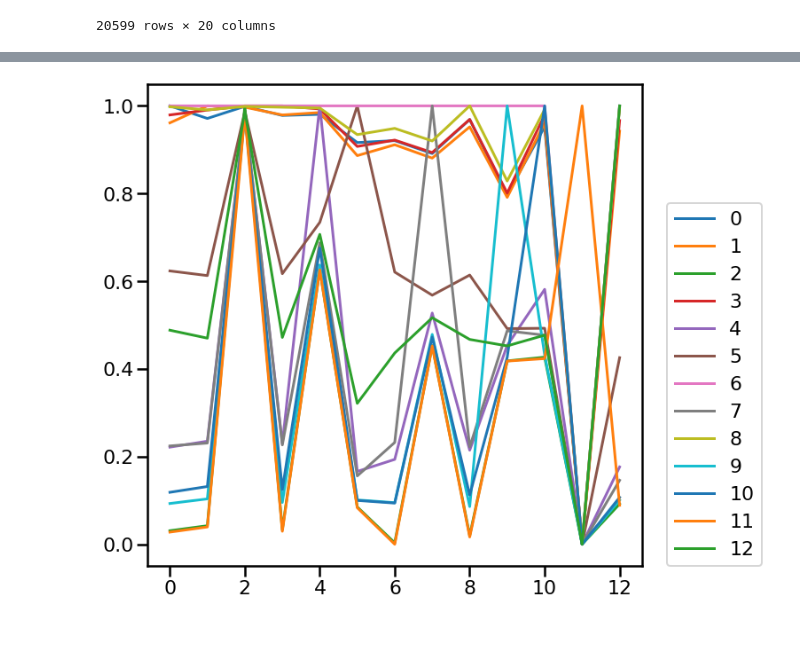
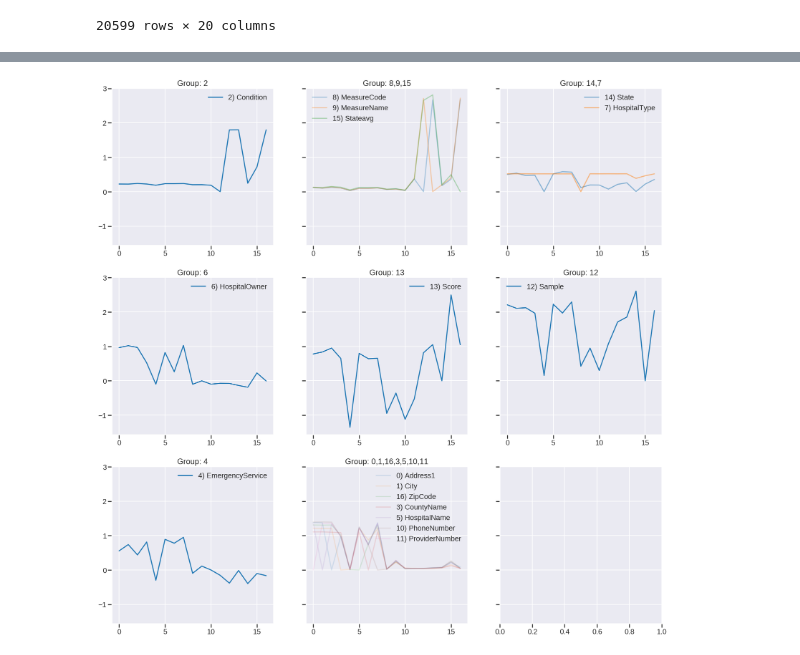
Before and after one commit to oliveiraph17/holoclean-incremental, a Jupyter notebook: experimental_results/quality_charts.ipynb, the cells around one changed output, grey strips where cells are left out. Saved outputs shown, nothing was run; the diff lists cells and outputs as text; code cells hidden in the pictures.

```diff
--- a/experimental_results/quality_charts.ipynb
+++ b/experimental_results/quality_charts.ipynb
@@ -228,8 +230,9 @@ df
 ########################################
 
 def correct_weight_file(dataset_name, attribute):
-    weight_log_path = 'logs-fev08/' + dataset_name + '/train_all_infer_all/monitoring_' + attribute + '_weight_log'
-    quality_log_path = 'logs-fev08/' + dataset_name + '/train_all_infer_all/monitoring_' + attribute + '_quality_log'
+#     weight_log_path = 'logs-fev08/' + dataset_name + '/train_all_infer_all/monitoring_' + attribute + '_weight_log'
+    weight_log_path = dataset_name + '/monitoring_' + attribute + '_weight_log'
+    quality_log_path = dataset_name + '/monitoring_' + attribute + '_quality_log'
 
     weight_df = pd.read_csv(weight_log_path + '.csv', sep=';')
     quality_df = pd.read_csv(quality_log_path + '.csv', sep=';')
@@ -258,7 +261,7 @@ import glob
 import math
 
 def get_weight_file(dataset_name, infer_mode, features, attribute):
-    weight_log_path = 'logs-fev08/' + dataset_name + '/train_all_infer_all/monitoring_' + attribute + '_weight_log_corrected'
+    weight_log_path = dataset_name + '/monitoring_' + attribute + '_weight_log_corrected'
 
     if not os.path.isfile(weight_log_path):
         correct_weight_file(dataset_name, attribute)
@@ -317,5 +320,5 @@ def plot_weights(dataset_name, infer_mode, features, attribute=None, show_errors
         fig.tight_layout()
 
 # Plot
-plot_weights('nypd6', 'all', 'incremental')
+plot_weights('soccer', 'all', 'incremental')
 # %% [output]
@@ -338,8 +341,11 @@ sns.set_context('poster')
 sns.set_color_codes()
 plot_kwds = {'alpha' : 1, 's': 80, 'linewidths':0}
 
-data_corr = np.loadtxt('/home/dskaster/home/codigos/uwaterloo/holoclean-incremental/experimental_results/food5k_shuffled_corr.csv', delimiter=';')
-data_dist = np.loadtxt('/home/dskaster/home/codigos/uwaterloo/holoclean-incremental/experimental_results/food5k_shuffled_dist.csv', delimiter=';')
+dataset_name = 'hospital_shuffled'
+base_path = '/home/dskaster/home/codigos/uwaterloo/holoclean-incremental/experimental_results/'
+
+data_corr = np.loadtxt(base_path + dataset_name + '_corr.csv', delimiter=';')
+data_dist = np.loadtxt(base_path + dataset_name + '_dist.csv', delimiter=';')
 
 pca = PCA(n_components=3)
 pca_corr = pca.fit_transform(data_corr[:,1:])
@@ -364,23 +370,36 @@ for corr_vec in data_corr[:, 1:]:
 sim_corr = np.array(sim_corr_list)
 sim_corr = sim_corr / sim_corr.max()
 
-thresh = 0.85
-groups_ds = data_dist[:, 1:]  # sim_corr
+# Grouping based on correlation or weights' distances. Remember to also change the comparison operator below.
+# Weights' distance.
+# thresh = 0.6
+# groups_ds = data_dist[:, 1:]
+# Correlation.
+thresh = 0.15
+groups_ds = sim_corr
+
 # Build the groups based on the threshold.
 groups = [set([i]) for i in range(groups_ds.shape[0])]
-for i in range(group_ds.shape[0]):
-    for j in range(group_ds.shape[1]):
-        if groups_ds[i, j] >= thresh:
-            union_set = groups[i].union(groups[j])
-            groups[i] = union_set
-            groups[j] = union_set
-
+for i in range(groups_ds.shape[0] - 1):
+    for j in range(i + 1, groups_ds.shape[1]):
+        # Compares both i,j and j,i because conditional entropy is not symmetric.
+        if groups_ds[i, j] <= thresh and groups_ds[j, i] <= thresh:
+#         if groups_ds[i, j] >= thresh:
+            for idx, g in enumerate(groups):
+                if i in g:
+                    group_i = idx
+                if j in g:
+                    group_j = idx
+            if group_i != group_j:
+                groups[group_i].update(groups[group_j])
+                del groups[group_j]
+print(groups)
 # Eliminate duplicated groups.
 groups = list(set(frozenset(item) for item in groups))
 
 # palette = sns.color_palette('deep', np.unique(labels_corr).max() + 1)
 # colors_corr = [palette[x] if x >= 0 else (0.0, 0.0, 0.0) for x in labels_corr]
-markers = ['o', 'v', 'X', 's', 'P', '*', '<', '^', '>', '+', 'x', 'd', 'D', 'h', '1', '2']
+markers = ['o', 'v', 'X', 's', 'P', '*', '<', '^', '>', '+', 'x', 'd', 'D', 'h', '1', '2', '3', '4']
 
 chart_rows = 2
 chart_columns = 2
@@ -438,10 +457,33 @@ for i, txt in enumerate(data_corr[:,0]):
 #     axes[1, 0].text(tsne_corr[i,0], tsne_corr[i,1], tsne_corr[i,2], txt, fontsize=font_size)
 #     axes[1, 1].text(tsne_dist[i,0], tsne_dist[i,1], tsne_dist[i,2], txt, fontsize=font_size)
 
-plt.figure(2, figsize=(10,10))
-p = plt.plot(data_corr[:, 0], data_corr[:, 1:])
-l = [i for i, val in enumerate(p)]
-plt.legend(p, l, loc=(1.05,0))
+ds_attrs = {}
+ds_attrs['hospital_shuffled'] = ['Address1', 'City', 'Condition', 'CountyName', 'EmergencyService', 'HospitalName', \
+                                 'HospitalOwner', 'HospitalType', 'MeasureCode', 'MeasureName', 'PhoneNumber', \
+                                 'ProviderNumber', 'Sample', 'Score', 'State', 'Stateavg', 'ZipCode']
 
-groups
+ds_attrs['food5k_shuffled'] = ['address', 'akaname', 'city', 'dbaname', 'facilitytype', 'inspectiondate', \
+                               'inspectionid', 'inspectiontype', 'license', 'results', 'risk', 'state', 'zip']
+
+ds_attrs['nypd6'] = ['ADDR_PCT_CD', 'BORO_NM', 'CRM_ATPT_CPTD_CD', 'JURISDICTION_CODE', 'JURIS_DESC', 'KY_CD', \
+                     'LAW_CAT_CD', 'LOC_OF_OCCUR_DESC', 'OFNS_DESC', 'PATROL_BORO', 'PD_CD', 'PD_DESC', 'PREM_TYP_DESC']
+
+ds_attrs['soccer'] = ['name', 'surname', 'birthyear', 'birthplace', 'position', 'team', \
+                      'city', 'stadium', 'season', 'manager']
+
+chart_columns = 3
+chart_rows = math.ceil(len(groups) / chart_columns)
+fig2, axes2 = plt.subplots(num=2, nrows=chart_rows, ncols=chart_columns, sharey=True, figsize=(10 * chart_columns, 10 * chart_rows))
+w_i = ['w' + str(i) for i in range(groups_ds.shape[0])]
+
+for idx, group in enumerate(groups):
+    row_idx = idx // chart_columns
+    col_idx = idx % chart_columns
+    for i in group:
+        weight_df = get_weight_file(dataset_name, 'all', 'incremental', ds_attrs[dataset_name][i])
+        weight_df = weight_df.loc[weight_df['batch_number'] == 100, w_i]
+        axes2[row_idx, col_idx].plot(weight_df.values.tolist()[0], label=str(i) + ') ' + ds_attrs[dataset_name][i], alpha=1/len(group))
+
+    axes2[row_idx, col_idx].legend(loc='best')
+    axes2[row_idx, col_idx].set_title('Group: ' + ','.join(str(el) for el in group))
 # %% [output]
@@ -460 +492 @@ groups
-[figure, old version]
+[figure, new version]
```
Also changed, not shown: parts of 4 cells of this notebook, 6 other files.
